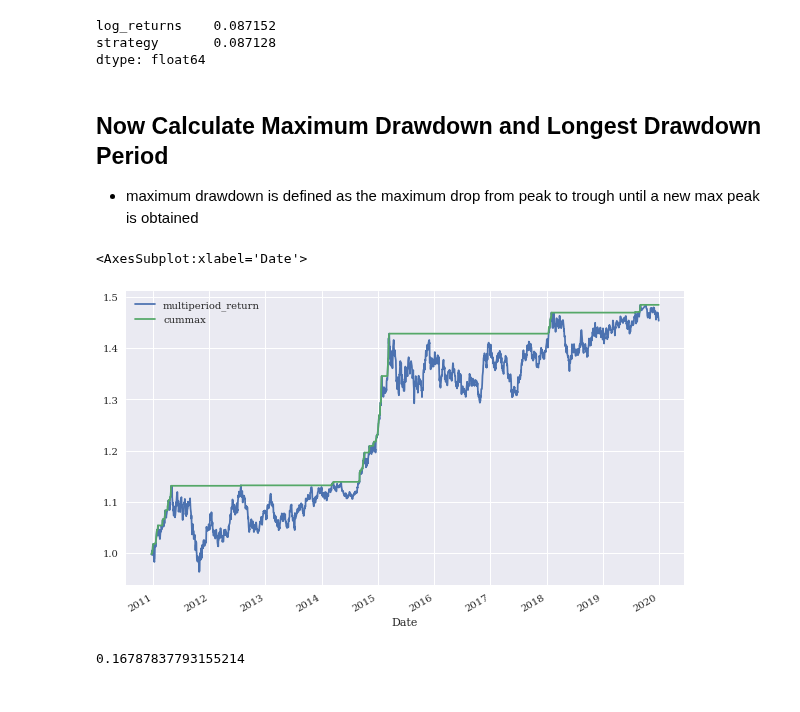
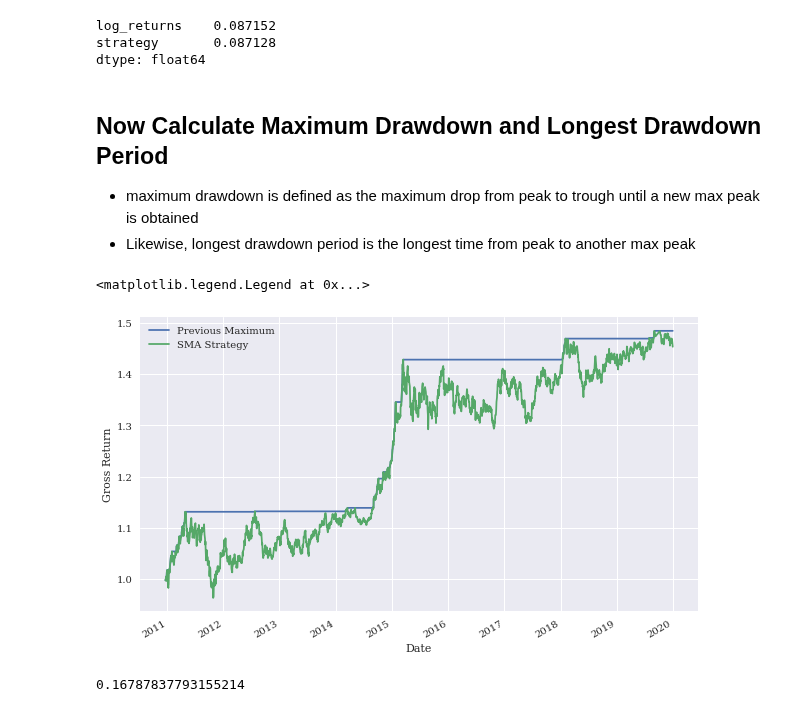
Before and after one commit to eddietaylor/securities-analysis, a Jupyter notebook: notebooks/playgrounds/backtesting/vectorized_backtest_exs.ipynb, the cells around one changed output. Saved outputs shown, nothing was run; the diff lists cells and outputs as text; code cells hidden in the pictures.

```diff
--- a/notebooks/playgrounds/backtesting/vectorized_backtest_exs.ipynb
+++ b/notebooks/playgrounds/backtesting/vectorized_backtest_exs.ipynb
@@ -109,13 +112,16 @@ dtype: float64
 ## Now Calculate Maximum Drawdown and Longest Drawdown Period
 
   * maximum drawdown is defined as the maximum drop from peak to trough until a new max peak is obtained
+  * Likewise, longest drawdown period is the longest time from peak to another max peak
 # %%
 EU_US['multiperiod_return'] = np.exp(EU_US['strategy'].cumsum())
 EU_US['cummax'] = EU_US['multiperiod_return'].cummax()
-EU_US[['multiperiod_return','cummax']].dropna().plot(figsize=(10,6))
+EU_US[['cummax','multiperiod_return']].dropna().plot(figsize=(10,6))
+plt.ylabel("Gross Return")
+plt.legend(["Previous Maximum","SMA Strategy"])
 # %% [output]
-<AxesSubplot:xlabel='Date'>
+<matplotlib.legend.Legend at 0x...>
-[figure, old version]
+[figure, new version]
 # %%
 drawdown = EU_US['cummax'] - EU_US['multiperiod_return']
 drawdown.max()
```
Also changed, not shown: parts of 17 cells of this notebook.
